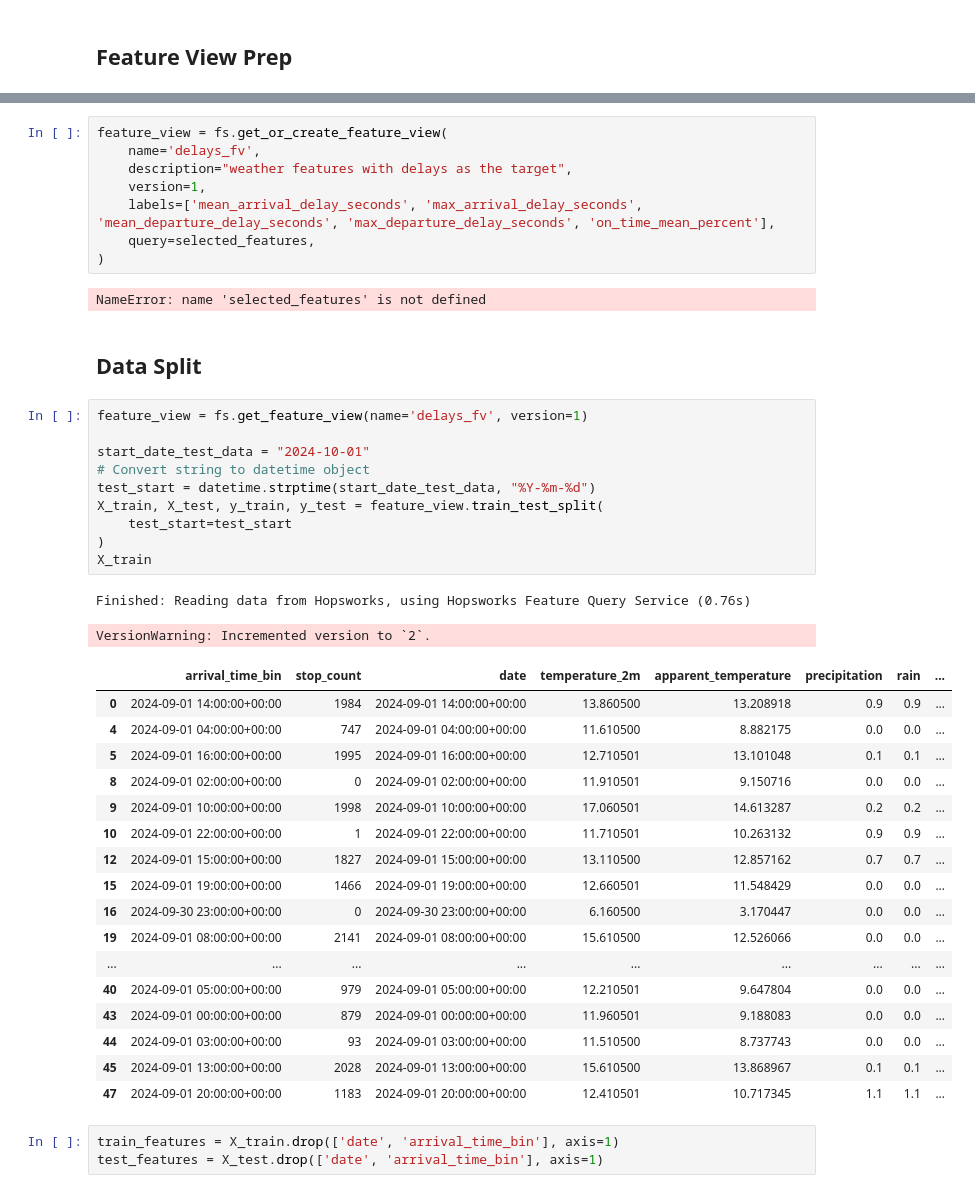
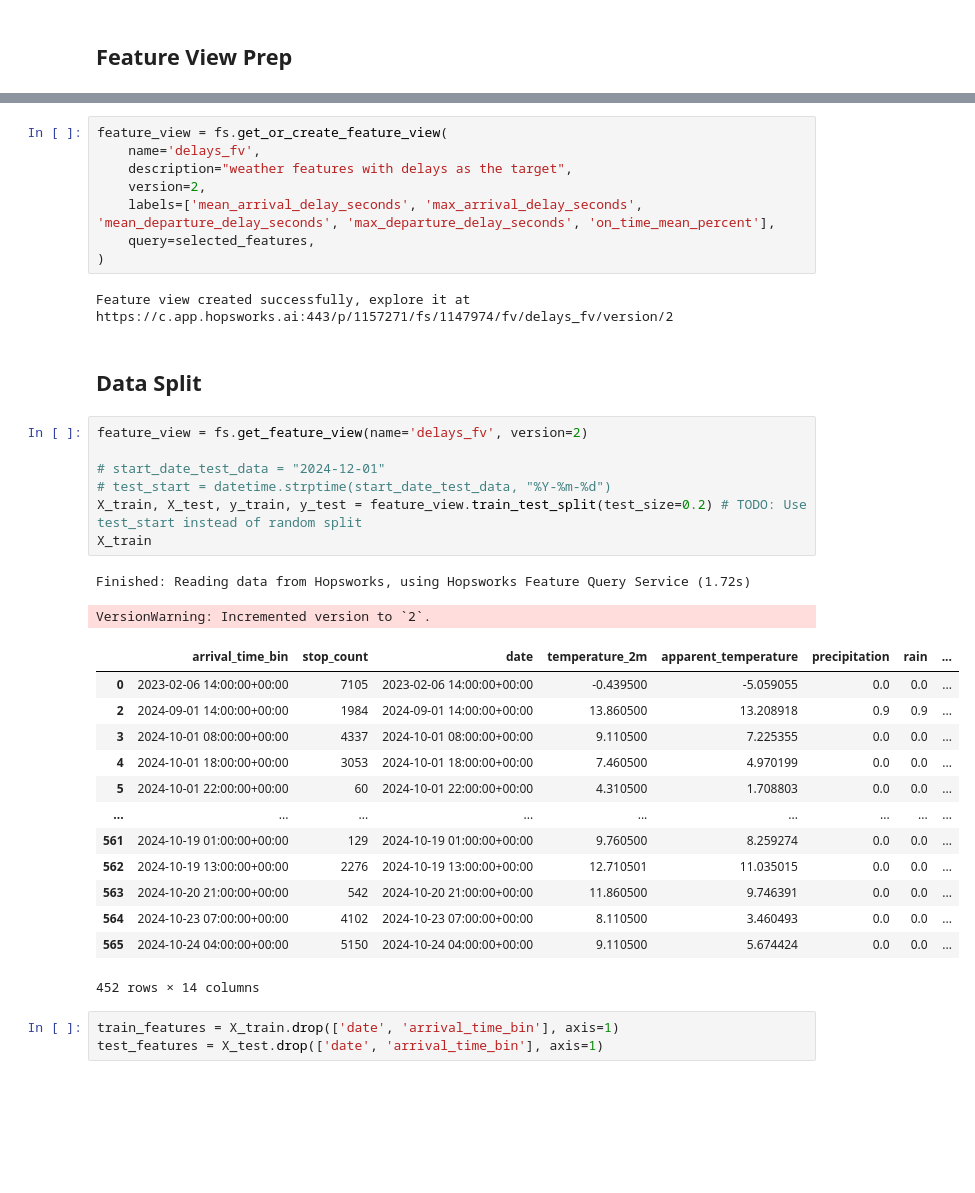
Before and after one commit to ID2223-2024-group2/project, a Jupyter notebook: training_test.ipynb, the cells around one changed output, grey strips where cells are left out. Saved outputs shown, nothing was run; the diff lists cells and outputs as text; blank space fills up the shorter version.

Commit message:
Create new feature view for training, filtering out rows with no stops. Fix train/test split. Add model evaluation code.

```diff
--- a/training_test.ipynb
+++ b/training_test.ipynb
@@ -51,44 +55,38 @@ Finished: Reading data from Hopsworks, using Hopsworks Feature Query Service (1.
 feature_view = fs.get_or_create_feature_view(
     name='delays_fv',
     description="weather features with delays as the target",
-    version=1,
+    version=2,
     labels=['mean_arrival_delay_seconds', 'max_arrival_delay_seconds', 'mean_departure_delay_seconds', 'max_departure_delay_seconds', 'on_time_mean_percent'],
     query=selected_features,
 )
 # %% [output]
-NameError: name 'selected_features' is not defined
+Feature view created successfully, explore it at
+https://c.app.hopsworks.ai:443/p/1157271/fs/1147974/fv/delays_fv/version/2
 # %% [markdown]
 ## Data Split
 # %%
-feature_view = fs.get_feature_view(name='delays_fv', version=1)
+feature_view = fs.get_feature_view(name='delays_fv', version=2)
 
-start_date_test_data = "2024-10-01"
-# Convert string to datetime object
-test_start = datetime.strptime(start_date_test_data, "%Y-%m-%d")
-X_train, X_test, y_train, y_test = feature_view.train_test_split(
-    test_start=test_start
-)
+# start_date_test_data = "2024-12-01"
+# test_start = datetime.strptime(start_date_test_data, "%Y-%m-%d")
+X_train, X_test, y_train, y_test = feature_view.train_test_split(test_size=0.2) # TODO: Use test_start instead of random split
 X_train
 # %% [output]
-Finished: Reading data from Hopsworks, using Hopsworks Feature Query Service (0.76s)
+Finished: Reading data from Hopsworks, using Hopsworks Feature Query Service (1.72s)
 VersionWarning: Incremented version to `2`.
 |  | arrival_time_bin | stop_count | date | temperature_2m | apparent_temperature | precipitation | rain | ... |
-| 0 | 2024-09-01 14:00:00+00:00 | 1984 | 2024-09-01 14:00:00+00:00 | 13.860500 | 13.208918 | 0.9 | 0.9 | ... |
-| 4 | 2024-09-01 04:00:00+00:00 | 747 | 2024-09-01 04:00:00+00:00 | 11.610500 | 8.882175 | 0.0 | 0.0 | ... |
-| 5 | 2024-09-01 16:00:00+00:00 | 1995 | 2024-09-01 16:00:00+00:00 | 12.710501 | 13.101048 | 0.1 | 0.1 | ... |
-| 8 | 2024-09-01 02:00:00+00:00 | 0 | 2024-09-01 02:00:00+00:00 | 11.910501 | 9.150716 | 0.0 | 0.0 | ... |
-| 9 | 2024-09-01 10:00:00+00:00 | 1998 | 2024-09-01 10:00:00+00:00 | 17.060501 | 14.613287 | 0.2 | 0.2 | ... |
-| 10 | 2024-09-01 22:00:00+00:00 | 1 | 2024-09-01 22:00:00+00:00 | 11.710501 | 10.263132 | 0.9 | 0.9 | ... |
-| 12 | 2024-09-01 15:00:00+00:00 | 1827 | 2024-09-01 15:00:00+00:00 | 13.110500 | 12.857162 | 0.7 | 0.7 | ... |
-| 15 | 2024-09-01 19:00:00+00:00 | 1466 | 2024-09-01 19:00:00+00:00 | 12.660501 | 11.548429 | 0.0 | 0.0 | ... |
-| 16 | 2024-09-30 23:00:00+00:00 | 0 | 2024-09-30 23:00:00+00:00 | 6.160500 | 3.170447 | 0.0 | 0.0 | ... |
-| 19 | 2024-09-01 08:00:00+00:00 | 2141 | 2024-09-01 08:00:00+00:00 | 15.610500 | 12.526066 | 0.0 | 0.0 | ... |
+| 0 | 2023-02-06 14:00:00+00:00 | 7105 | 2023-02-06 14:00:00+00:00 | -0.439500 | -5.059055 | 0.0 | 0.0 | ... |
+| 2 | 2024-09-01 14:00:00+00:00 | 1984 | 2024-09-01 14:00:00+00:00 | 13.860500 | 13.208918 | 0.9 | 0.9 | ... |
+| 3 | 2024-10-01 08:00:00+00:00 | 4337 | 2024-10-01 08:00:00+00:00 | 9.110500 | 7.225355 | 0.0 | 0.0 | ... |
+| 4 | 2024-10-01 18:00:00+00:00 | 3053 | 2024-10-01 18:00:00+00:00 | 7.460500 | 4.970199 | 0.0 | 0.0 | ... |
+| 5 | 2024-10-01 22:00:00+00:00 | 60 | 2024-10-01 22:00:00+00:00 | 4.310500 | 1.708803 | 0.0 | 0.0 | ... |
 | ... | ... | ... | ... | ... | ... | ... | ... | ... |
-| 40 | 2024-09-01 05:00:00+00:00 | 979 | 2024-09-01 05:00:00+00:00 | 12.210501 | 9.647804 | 0.0 | 0.0 | ... |
-| 43 | 2024-09-01 00:00:00+00:00 | 879 | 2024-09-01 00:00:00+00:00 | 11.960501 | 9.188083 | 0.0 | 0.0 | ... |
-| 44 | 2024-09-01 03:00:00+00:00 | 93 | 2024-09-01 03:00:00+00:00 | 11.510500 | 8.737743 | 0.0 | 0.0 | ... |
-| 45 | 2024-09-01 13:00:00+00:00 | 2028 | 2024-09-01 13:00:00+00:00 | 15.610500 | 13.868967 | 0.1 | 0.1 | ... |
-| 47 | 2024-09-01 20:00:00+00:00 | 1183 | 2024-09-01 20:00:00+00:00 | 12.410501 | 10.717345 | 1.1 | 1.1 | ... |
+| 561 | 2024-10-19 01:00:00+00:00 | 129 | 2024-10-19 01:00:00+00:00 | 9.760500 | 8.259274 | 0.0 | 0.0 | ... |
+| 562 | 2024-10-19 13:00:00+00:00 | 2276 | 2024-10-19 13:00:00+00:00 | 12.710501 | 11.035015 | 0.0 | 0.0 | ... |
+| 563 | 2024-10-20 21:00:00+00:00 | 542 | 2024-10-20 21:00:00+00:00 | 11.860500 | 9.746391 | 0.0 | 0.0 | ... |
+| 564 | 2024-10-23 07:00:00+00:00 | 4102 | 2024-10-23 07:00:00+00:00 | 8.110500 | 3.460493 | 0.0 | 0.0 | ... |
+| 565 | 2024-10-24 04:00:00+00:00 | 5150 | 2024-10-24 04:00:00+00:00 | 9.110500 | 5.674424 | 0.0 | 0.0 | ... |
+452 rows × 14 columns
 # %%
 train_features = X_train.drop(['date', 'arrival_time_bin'], axis=1)
 test_features = X_test.drop(['date', 'arrival_time_bin'], axis=1)
```
Also changed, not shown: parts of 12 cells of this notebook, 2 other files.
